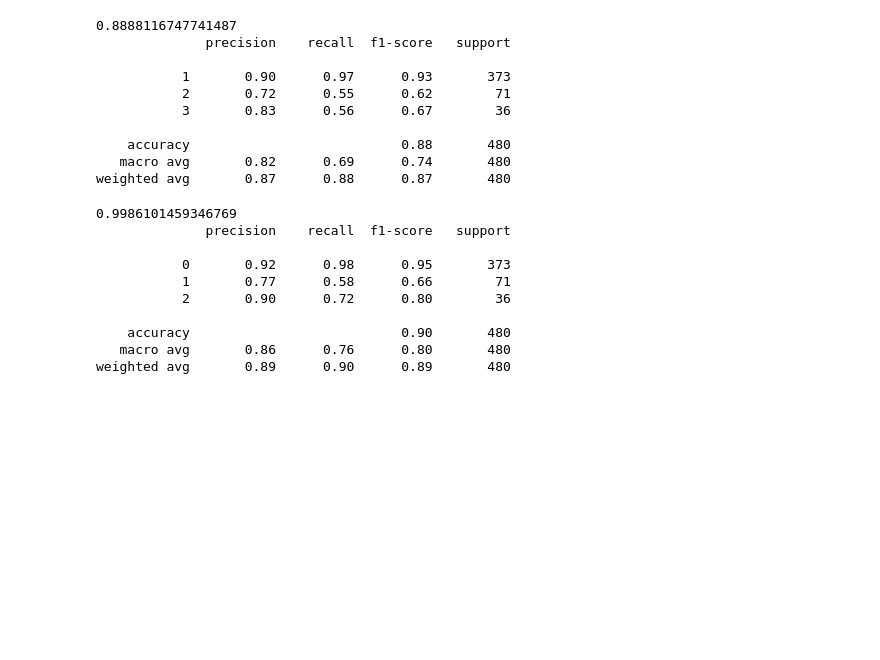
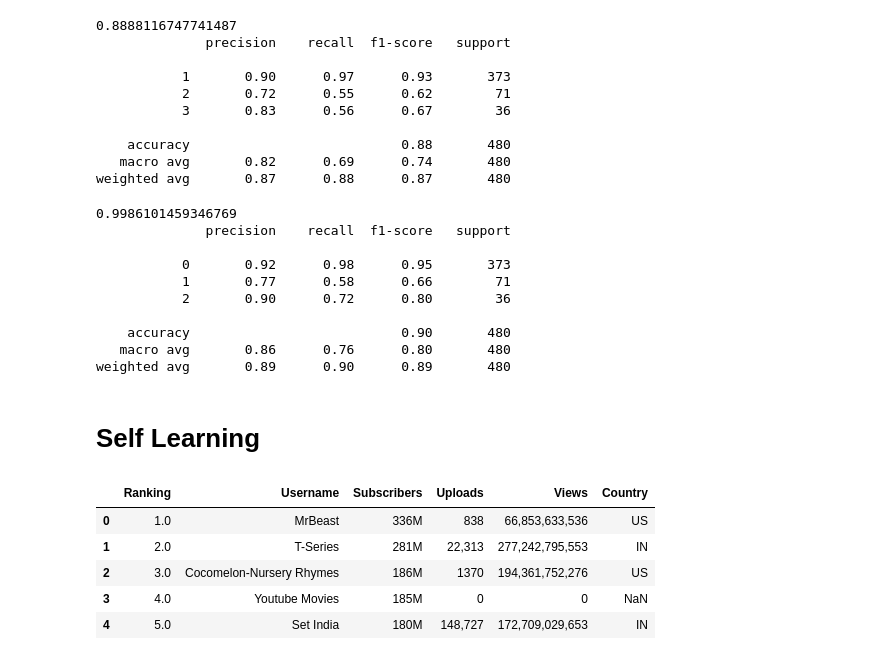
Before and after one commit to ServerBlaster/Self_Learning, a Jupyter notebook: Classification_SelfLearning.ipynb, the cells around one changed output. Cells and saved outputs as stored; diff of their text form; code cells hidden in the pictures; blank space fills up the shorter version.

```diff
--- a/Classification_SelfLearning.ipynb
+++ b/Classification_SelfLearning.ipynb
@@ -526,3 +534,15 @@ print(model.score(trainData_resampled, t_trainLabels))
 predictions = model.predict(testData)
 
 print(classification_report(t_testLabels, predictions))
+# %% [markdown]
+# **Self Learning**
+# %%
+dataframe = read_csv("/content/Self_Learning/YOUTUBE CHANNELS DATASET.csv")
+dataframe.head()
+# %% [output]
+|  | Ranking | Username | Subscribers | Uploads | Views | Country |
+| 0 | 1.0 | MrBeast | 336M | 838 | 66,853,633,536 | US |
+| 1 | 2.0 | T-Series | 281M | 22,313 | 277,242,795,553 | IN |
+| 2 | 3.0 | Cocomelon-Nursery Rhymes | 186M | 1370 | 194,361,752,276 | US |
+| 3 | 4.0 | Youtube Movies | 185M | 0 | 0 | NaN |
+| 4 | 5.0 | Set India | 180M | 148,727 | 172,709,029,653 | IN |
```
Also changed, not shown: parts of 6 cells of this notebook.
